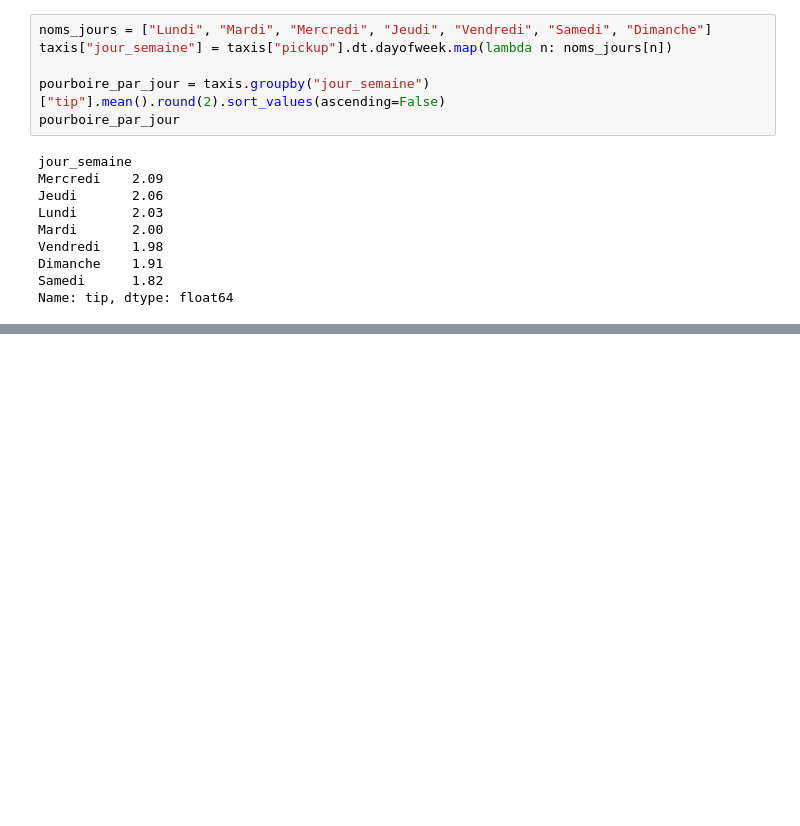
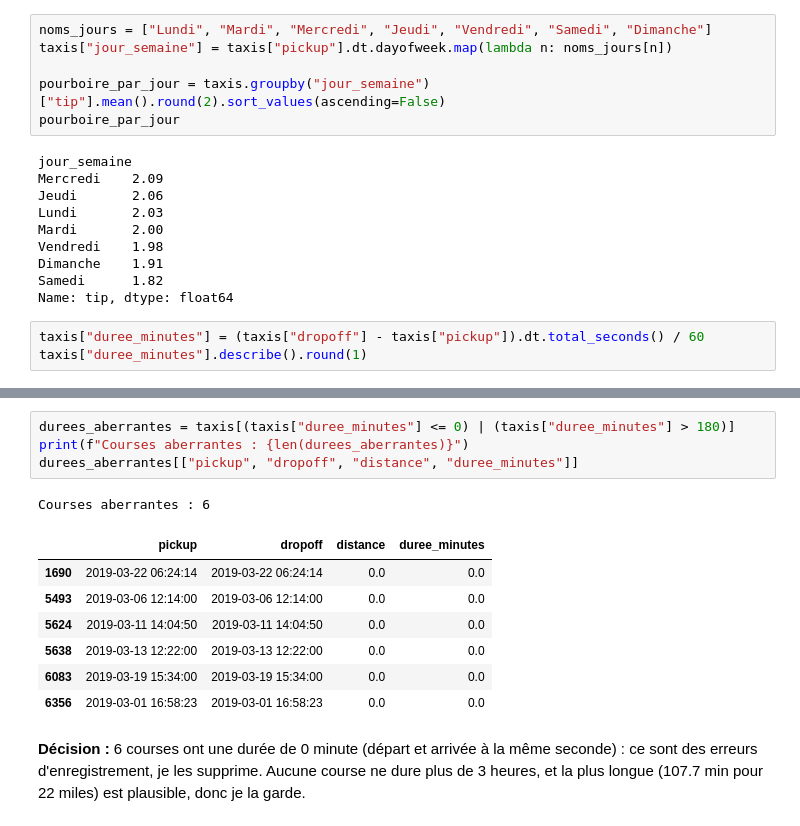
Before and after one commit to fotsotagnefred-png/Mon-projet-python, a Jupyter notebook: exercice-11/exercice.ipynb, the cells around one changed output, grey strips where cells are left out. Cells and saved outputs as stored; diff of their text form; blank space fills up the shorter version.

Commit message:
Exercice 11 : duree des courses et traitement des aberrations

```diff
--- a/exercice-11/exercice.ipynb
+++ b/exercice-11/exercice.ipynb
@@ -133,3 +133,6 @@ Vendredi    1.98
 Dimanche    1.91
 Samedi      1.82
 Name: tip, dtype: float64
+# %%
+taxis["duree_minutes"] = (taxis["dropoff"] - taxis["pickup"]).dt.total_seconds() / 60
+taxis["duree_minutes"].describe().round(1)
@@ -135,0 +149,15 @@ Name: tip, dtype: float64
+# %%
+durees_aberrantes = taxis[(taxis["duree_minutes"] <= 0) | (taxis["duree_minutes"] > 180)]
+print(f"Courses aberrantes : {len(durees_aberrantes)}")
+durees_aberrantes[["pickup", "dropoff", "distance", "duree_minutes"]]
+# %% [output]
+Courses aberrantes : 6
+|  | pickup | dropoff | distance | duree_minutes |
+| 1690 | 2019-03-22 06:24:14 | 2019-03-22 06:24:14 | 0.0 | 0.0 |
+| 5493 | 2019-03-06 12:14:00 | 2019-03-06 12:14:00 | 0.0 | 0.0 |
+| 5624 | 2019-03-11 14:04:50 | 2019-03-11 14:04:50 | 0.0 | 0.0 |
+| 5638 | 2019-03-13 12:22:00 | 2019-03-13 12:22:00 | 0.0 | 0.0 |
+| 6083 | 2019-03-19 15:34:00 | 2019-03-19 15:34:00 | 0.0 | 0.0 |
+| 6356 | 2019-03-01 16:58:23 | 2019-03-01 16:58:23 | 0.0 | 0.0 |
+# %% [markdown]
+**Décision :** 6 courses ont une durée de 0 minute (départ et arrivée à la même seconde) : ce sont des erreurs d'enregistrement, je les supprime. Aucune course ne dure plus de 3 heures, et la plus longue (107.7 min pour 22 miles) est plausible, donc je la garde.
```
Also changed, not shown: parts of 2 cells of this notebook.
